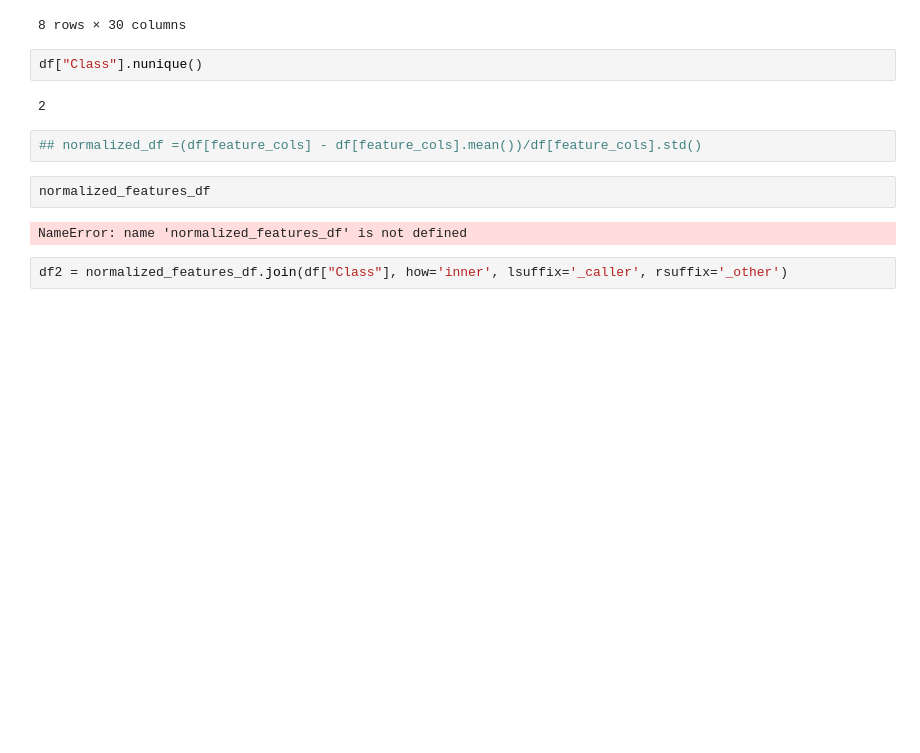
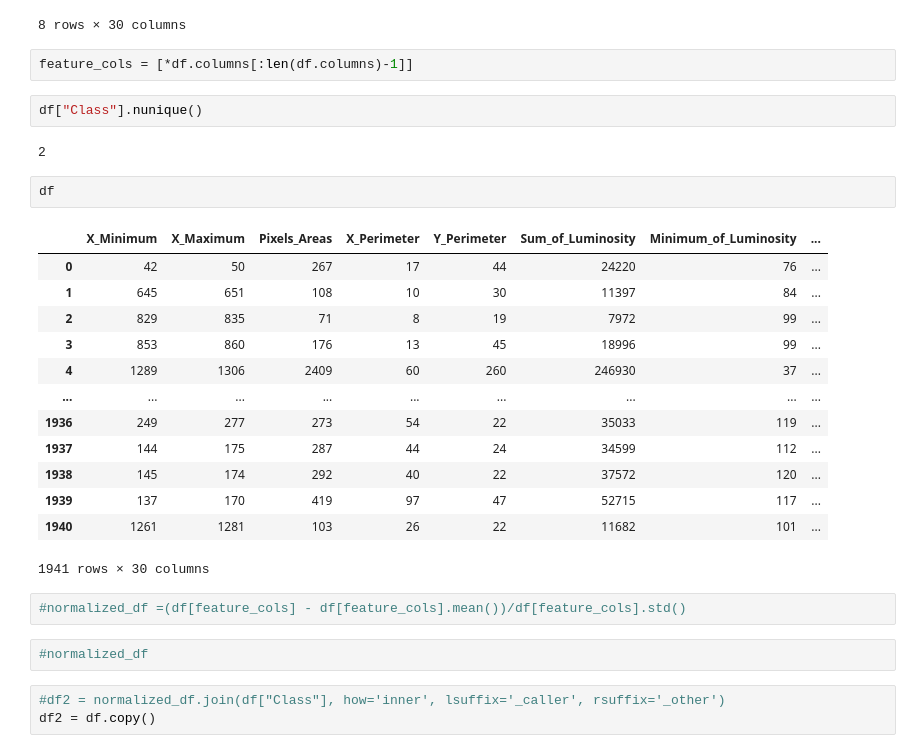
Before and after one commit to AmalAkh/zneus-project-1, a Jupyter notebook: normalization.ipynb, the cells around one changed output. Drawn from its saved outputs; the diff is of its cells as text; blank space fills up the shorter version.

```diff
--- a/normalization.ipynb
+++ b/normalization.ipynb
@@ -139,15 +137,32 @@ df.describe()
 | 75% | 1053.000000 | 1072.000000 | 822.000000 | 84.000000 | 83.000000 | 8.301100e+04 | 106.000000 | ... |
 | max | 1705.000000 | 1713.000000 | 152655.000000 | 10449.000000 | 18152.000000 | 1.159141e+07 | 203.000000 | ... |
 8 rows × 30 columns
+# %%
+feature_cols = [*df.columns[:len(df.columns)-1]]
 # %%
 df["Class"].nunique()
 # %% [output]
 2
+# %%
+df
+# %% [output]
+|  | X_Minimum | X_Maximum | Pixels_Areas | X_Perimeter | Y_Perimeter | Sum_of_Luminosity | Minimum_of_Luminosity | ... |
+| 0 | 42 | 50 | 267 | 17 | 44 | 24220 | 76 | ... |
+| 1 | 645 | 651 | 108 | 10 | 30 | 11397 | 84 | ... |
+| 2 | 829 | 835 | 71 | 8 | 19 | 7972 | 99 | ... |
+| 3 | 853 | 860 | 176 | 13 | 45 | 18996 | 99 | ... |
+| 4 | 1289 | 1306 | 2409 | 60 | 260 | 246930 | 37 | ... |
+| ... | ... | ... | ... | ... | ... | ... | ... | ... |
+| 1936 | 249 | 277 | 273 | 54 | 22 | 35033 | 119 | ... |
+| 1937 | 144 | 175 | 287 | 44 | 24 | 34599 | 112 | ... |
+| 1938 | 145 | 174 | 292 | 40 | 22 | 37572 | 120 | ... |
+| 1939 | 137 | 170 | 419 | 97 | 47 | 52715 | 117 | ... |
+| 1940 | 1261 | 1281 | 103 | 26 | 22 | 11682 | 101 | ... |
+1941 rows × 30 columns
 # %%
-## normalized_df =(df[feature_cols] - df[feature_cols].mean())/df[feature_cols].std()
+#normalized_df =(df[feature_cols] - df[feature_cols].mean())/df[feature_cols].std()
 # %%
-normalized_features_df
+#normalized_df
-# %% [output]
-NameError: name 'normalized_features_df' is not defined
 # %%
-df2 = normalized_features_df.join(df["Class"], how='inner', lsuffix='_caller', rsuffix='_other')
+#df2 = normalized_df.join(df["Class"], how='inner', lsuffix='_caller', rsuffix='_other')
+df2 = df.copy()
```
Also changed, not shown: parts of 8 cells of this notebook, 1 other file.
